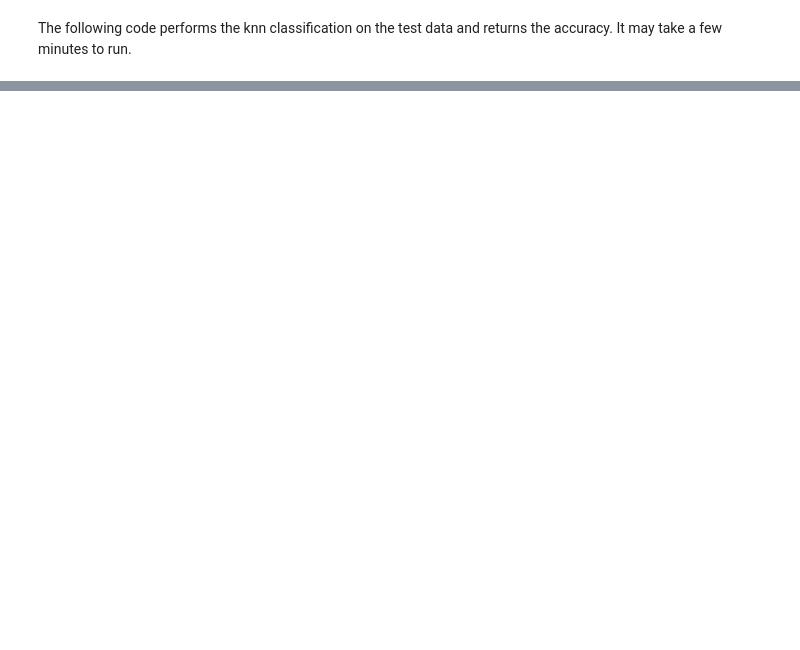
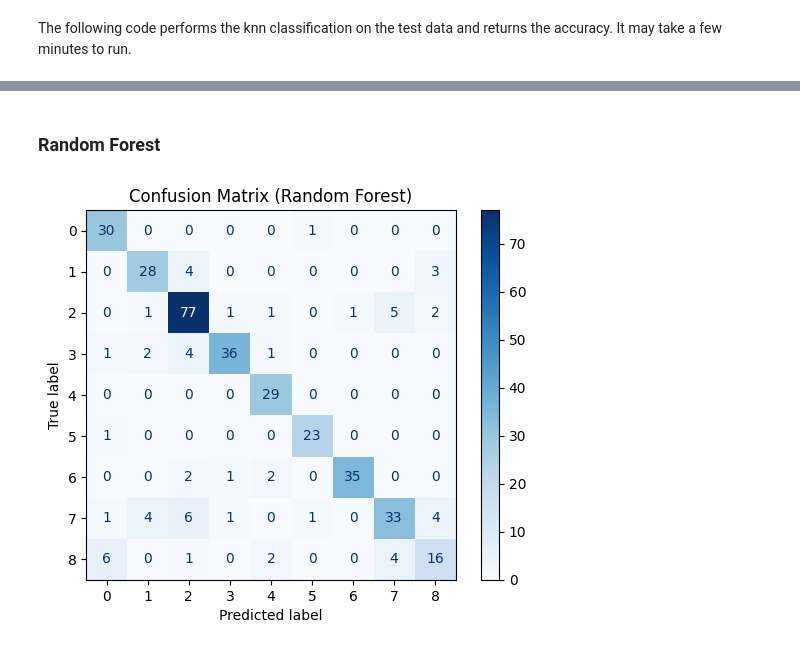
Before and after one commit to MaDoJo/AML_Group13, a Jupyter notebook: pipeline.ipynb, the cells around one changed output, grey strips where cells are left out. Saved outputs shown, nothing was run; the diff lists cells and outputs as text; code cells hidden in the pictures; blank space fills up the shorter version.

```diff
--- a/pipeline.ipynb
+++ b/pipeline.ipynb
@@ -143,18 +199,18 @@ for params in hyperparam_grid:
         best_params = params
 
 print("Best Mean Accuracy: ", best_acc)
-print("Best n_trees: {}, best max_depth: {} ".format(best_params))
+print("Best n_trees: {}, best max_depth: {} ".format(*best_params))
 
 X_train, y_train, X_test, y_test = prepare_tensors_for_training(
     train_feature_vectors, train_class_matrix,
     test_feature_vectors, test_class_matrix
 )
 
-model, test_acc, metrics = train_and_evaluate_random_forest(
+rf_model, test_acc, forest_metrics = train_and_evaluate_random_forest(
     X_train, y_train, X_test, y_test, best_params[0], best_params[1]
 )
 
 print("Test Accuracy: ", test_acc)
 print("Test Metrics:")
-for metric, val in metrics.items():
+for metric, val in forest_metrics.items():
     print(f"{metric}: {val}")
@@ -205,0 +338,22 @@ print("Mismatch:\t{:.2f}%".format(100 - accuracy))
+# %% [markdown]
+### Random Forest
+# %%
+import torch
+import numpy as np
+from src.random_forest.evaluate import compute_per_class_metrics
+from src.utils.visualize_results import plot_cm
+
+torch.from_numpy(test_feature_vectors)
+
+# Get predictions and true labels
+with torch.no_grad():
+    Y_pred_classes = rf_model(test_feature_vectors)
+
+Y_true = np.argmax(test_class_matrix, axis=1)
+
+# Compute per-class metrics
+ridge_reg_metrics = compute_per_class_metrics(Y_pred_classes, torch.from_numpy(Y_true), num_classes=test_class_matrix.shape[1])
+
+plot_cm("Confusion Matrix (Random Forest)", Y_true, Y_pred_classes)
+# %% [output]
+[figure, added]
```
Also changed, not shown: parts of 22 cells of this notebook, 4 other files.
